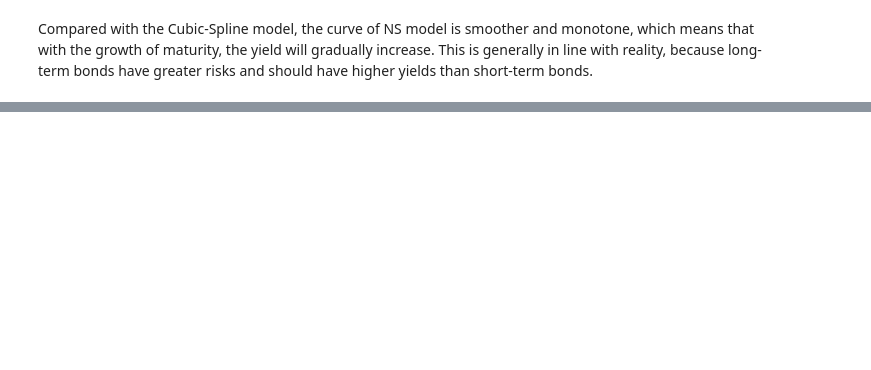
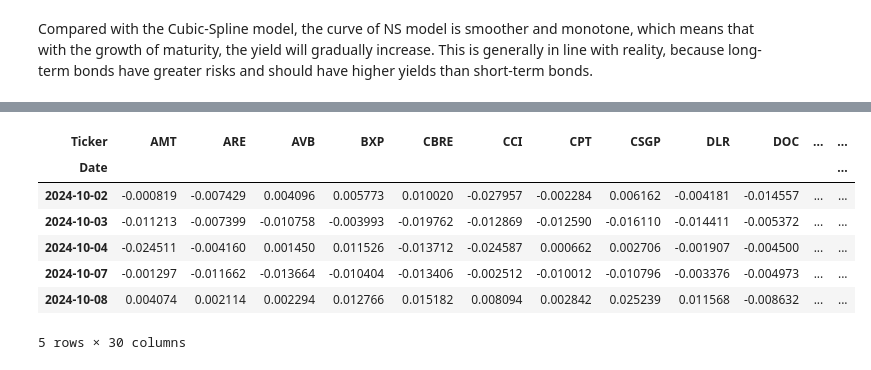
Before and after one commit to qiupin499/Gwp1-of-QW, a Jupyter notebook: gwp1.ipynb, the cells around one changed output, grey strips where cells are left out. Saved outputs shown, nothing was run; the diff lists cells and outputs as text; code cells hidden in the pictures; blank space fills up the shorter version.

```diff
--- a/gwp1.ipynb
+++ b/gwp1.ipynb
@@ -235,0 +270,14 @@ Compared with the Cubic-Spline model, the curve of NS model is smoother and mono
+# %%
+# calculate the percent returns
+stocks_returns = stocks.dropna().pct_change()
+stocks_returns = stocks_returns.dropna()
+stocks_returns.head()
+# %% [output]
+| Ticker | AMT | ARE | AVB | BXP | CBRE | CCI | CPT | CSGP | DLR | DOC | ... | ... |
+| Date |  |  |  |  |  |  |  |  |  |  |  | ... |
+| 2024-10-02 | -0.000819 | -0.007429 | 0.004096 | 0.005773 | 0.010020 | -0.027957 | -0.002284 | 0.006162 | -0.004181 | -0.014557 | ... | ... |
+| 2024-10-03 | -0.011213 | -0.007399 | -0.010758 | -0.003993 | -0.019762 | -0.012869 | -0.012590 | -0.016110 | -0.014411 | -0.005372 | ... | ... |
+| 2024-10-04 | -0.024511 | -0.004160 | 0.001450 | 0.011526 | -0.013712 | -0.024587 | 0.000662 | 0.002706 | -0.001907 | -0.004500 | ... | ... |
+| 2024-10-07 | -0.001297 | -0.011662 | -0.013664 | -0.010404 | -0.013406 | -0.002512 | -0.010012 | -0.010796 | -0.003376 | -0.004973 | ... | ... |
+| 2024-10-08 | 0.004074 | 0.002114 | 0.002294 | 0.012766 | 0.015182 | 0.008094 | 0.002842 | 0.025239 | 0.011568 | -0.008632 | ... | ... |
+5 rows × 30 columns
```
Also changed, not shown: parts of 20 cells of this notebook.
